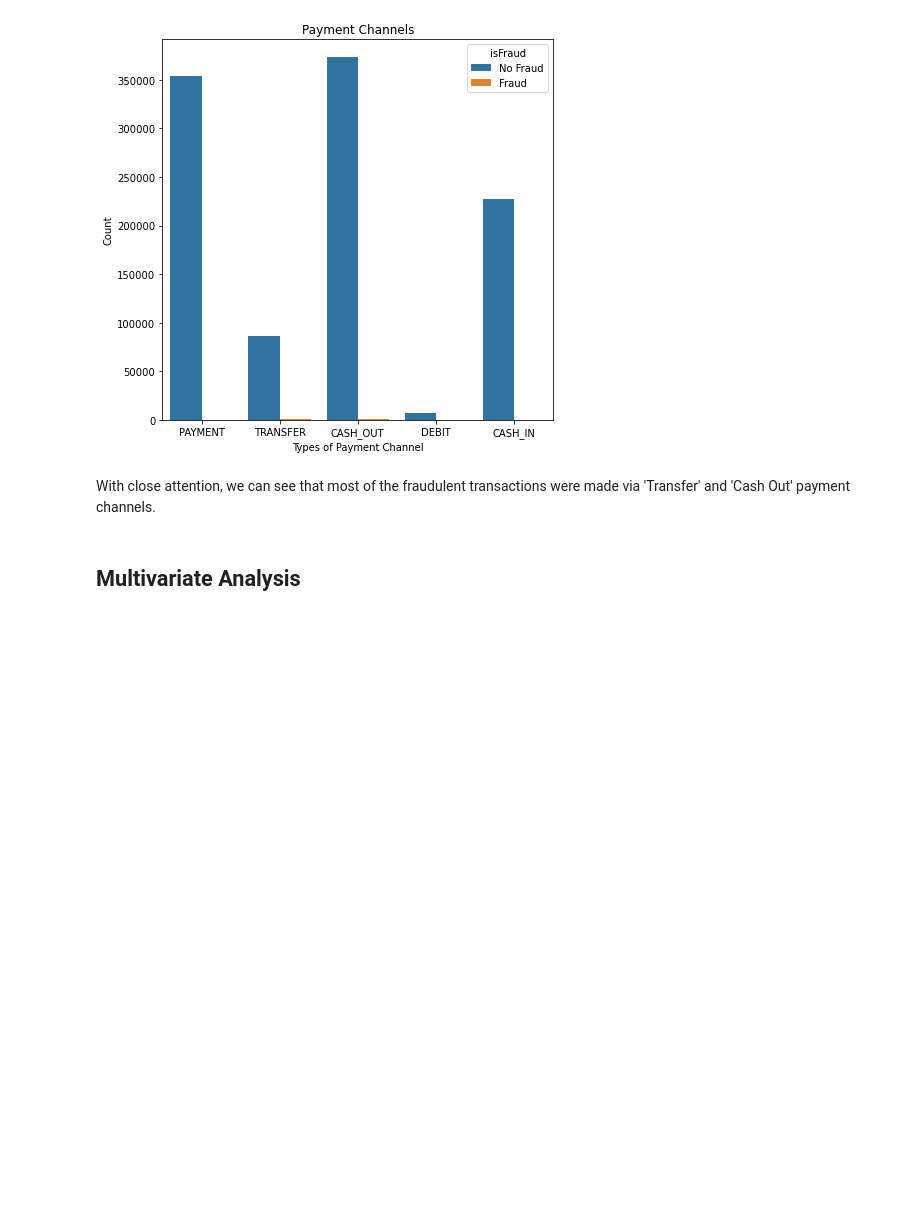
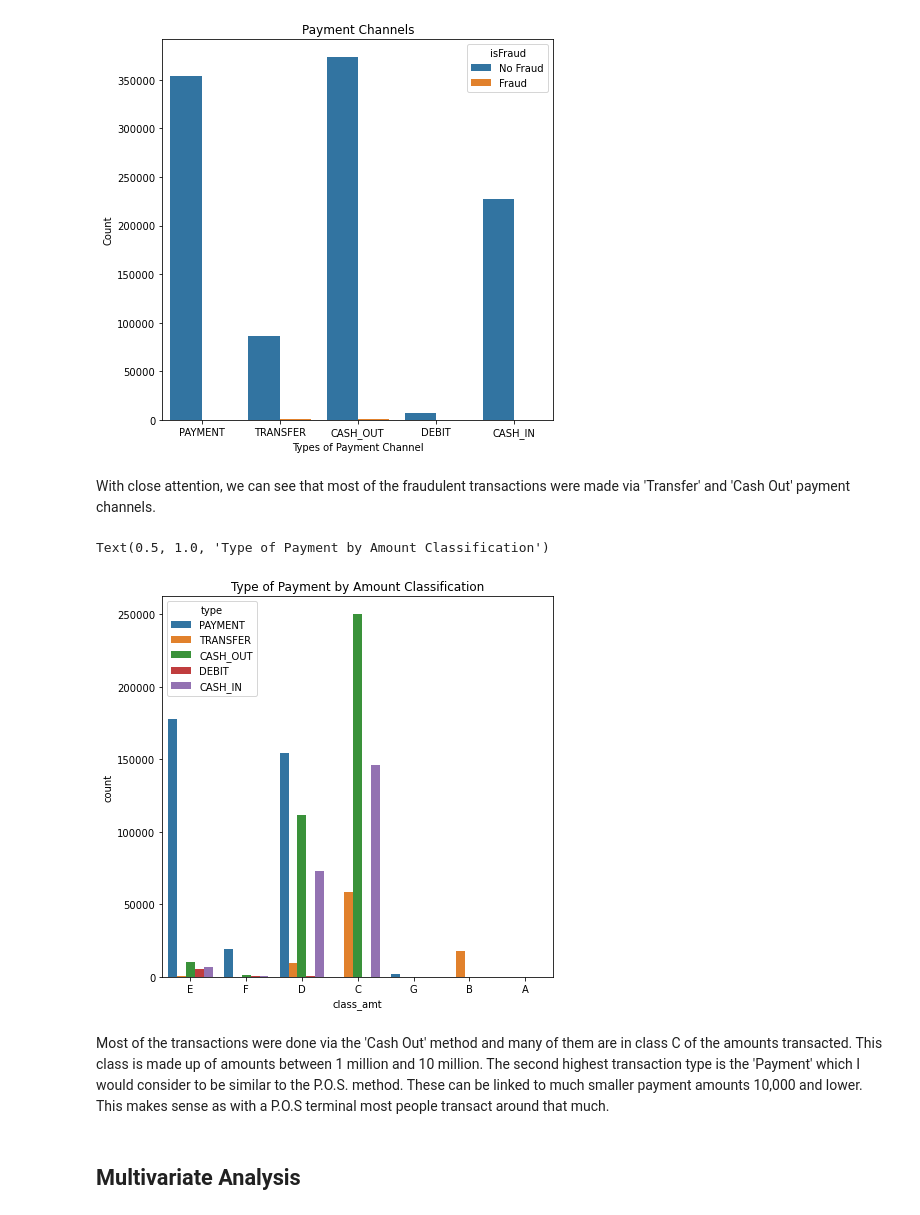
Before and after one commit to Nwaamaka-Iduwe/Online-Payments-Fraud-Detection, a Jupyter notebook: DETECTING PAYMENT FRAUD_NWAAMAKA IDUWE.ipynb, the cells around one changed output. Saved outputs shown, nothing was run; the diff lists cells and outputs as text; code cells hidden in the pictures; blank space fills up the shorter version.

```diff
--- a/DETECTING PAYMENT FRAUD_NWAAMAKA IDUWE.ipynb
+++ b/DETECTING PAYMENT FRAUD_NWAAMAKA IDUWE.ipynb
@@ -141,6 +158,34 @@ Text(0, 0.5, 'Count')
 [figure]
 # %% [markdown]
 With close attention, we can see that most of the fraudulent transactions were made via 'Transfer' and 'Cash Out' payment channels.
+# %%
+def amt_class(x):
+
+    if x >= 5000000:
+        return 'A'
+    elif x >= 1000000:
+        return 'B'
+    elif x >= 100000:
+        return 'C'
+    elif x >= 10000:
+        return 'D'
+    elif x >= 1000:
+        return 'E'
+    elif x >= 100:
+        return 'F'
+    else:
+        return 'G'
+
+df_fraud['class_amt'] = df_fraud['amount'].apply(amt_class)
+
+plt.figure(figsize=(7,7))
+sns.countplot(x='class_amt', data=df_fraud, hue='type')
+plt.title('Type of Payment by Amount Classification')
+# %% [output]
+Text(0.5, 1.0, 'Type of Payment by Amount Classification')
+[figure, added]
+# %% [markdown]
+Most of the transactions were done via the 'Cash Out' method and many of them are in class C of the amounts transacted. This class is made up of amounts between 1 million and 10 million. The second highest transaction type is the 'Payment' which I would consider to be similar to the P.O.S. method. These can be linked to much smaller payment amounts 10,000 and lower. This makes sense as with a P.O.S terminal most people transact around that much.
 # %% [markdown]
 ## Multivariate Analysis
 # %%
```
Also changed, not shown: parts of 3 cells of this notebook.
